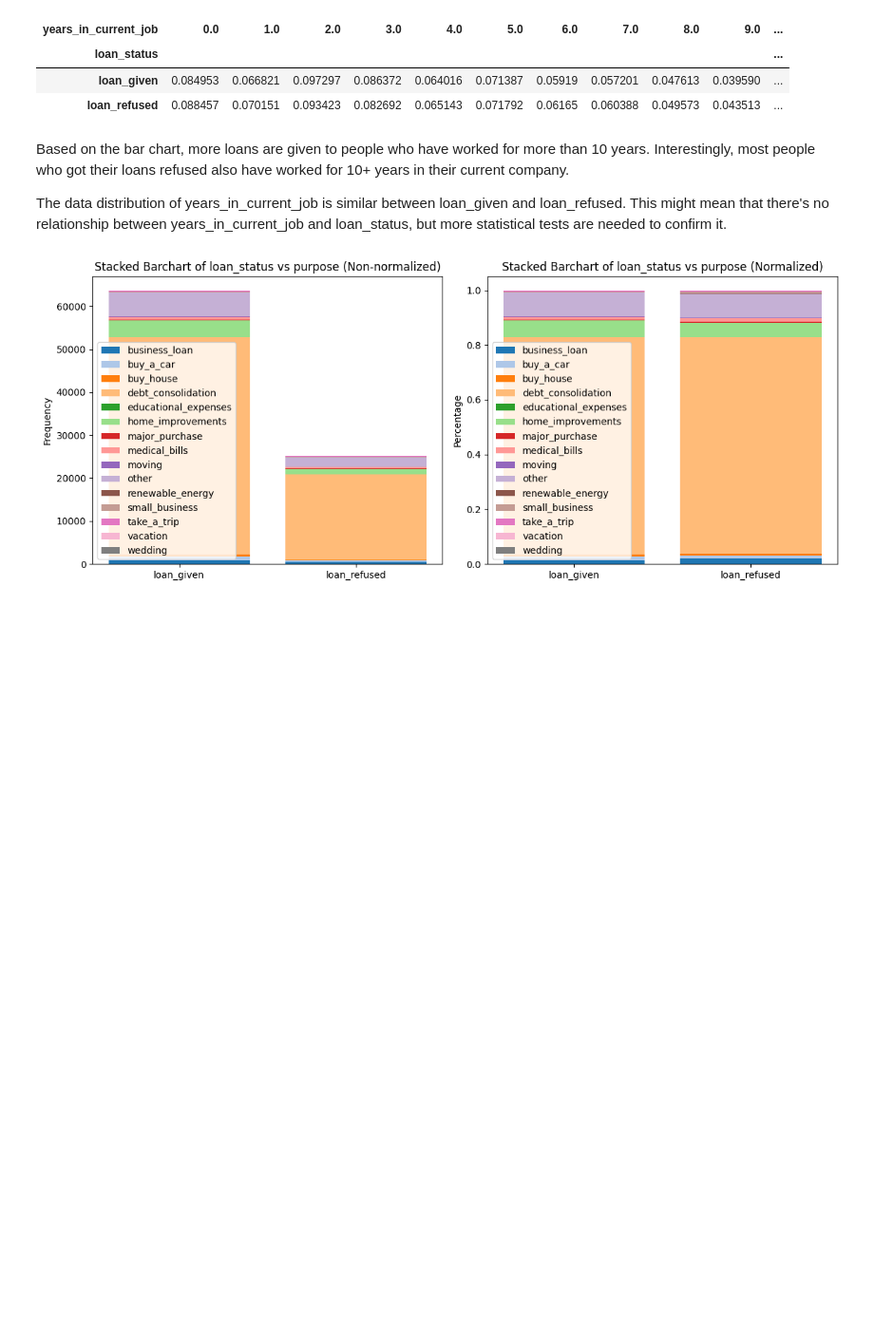
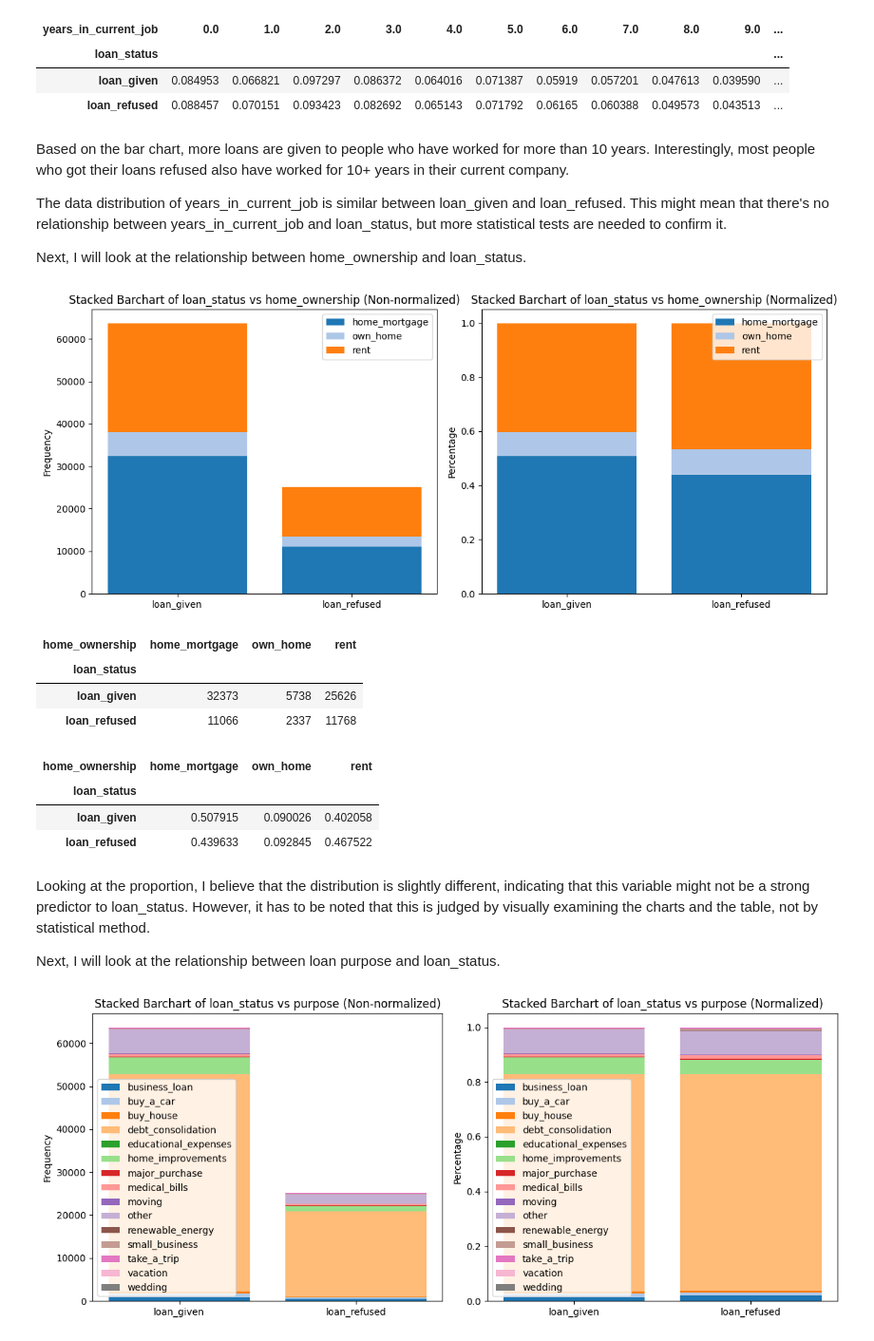
Before and after one commit to nugroho1234/loan-classification-h20-xgboost, a Jupyter notebook: Loan Classification Notebook.ipynb, the cells around one changed output. Shown at 95% size. Saved outputs shown, nothing was run; the diff lists cells and outputs as text; code cells hidden in the pictures; blank space fills up the shorter version.

```diff
--- a/Loan Classification Notebook.ipynb
+++ b/Loan Classification Notebook.ipynb
@@ -917,6 +864,30 @@ normalized_table_years
 Based on the bar chart, more loans are given to people who have worked for more than 10 years. Interestingly, most people who got their loans refused also have worked for 10+ years in their current company.
 
 The data distribution of years_in_current_job is similar between loan_given and loan_refused. This might mean that there's no relationship between years_in_current_job and loan_status, but more statistical tests are needed to confirm it.
+
+Next, I will look at the relationship between home_ownership and loan_status.
+# %%
+table_home, normalized_table_home = create_stacked_barcharts(df_agg, 'loan_status', 'home_ownership')
+# %% [output]
+[figure, added]
+# %%
+table_home
+# %% [output]
+| home_ownership | home_mortgage | own_home | rent |
+| loan_status |  |  |  |
+| loan_given | 32373 | 5738 | 25626 |
+| loan_refused | 11066 | 2337 | 11768 |
+# %%
+normalized_table_home
+# %% [output]
+| home_ownership | home_mortgage | own_home | rent |
+| loan_status |  |  |  |
+| loan_given | 0.507915 | 0.090026 | 0.402058 |
+| loan_refused | 0.439633 | 0.092845 | 0.467522 |
+# %% [markdown]
+Looking at the proportion, I believe that the distribution is slightly different, indicating that this variable might not be a strong predictor to loan_status. However, it has to be noted that this is judged by visually examining the charts and the table, not by statistical method.
+
+Next, I will look at the relationship between loan purpose and loan_status.
 # %%
 table_purpose, normalized_table_purpose = create_stacked_barcharts(df_agg, 'loan_status', 'purpose')
 # %% [output]
```
Also changed, not shown: parts of 39 cells of this notebook.
